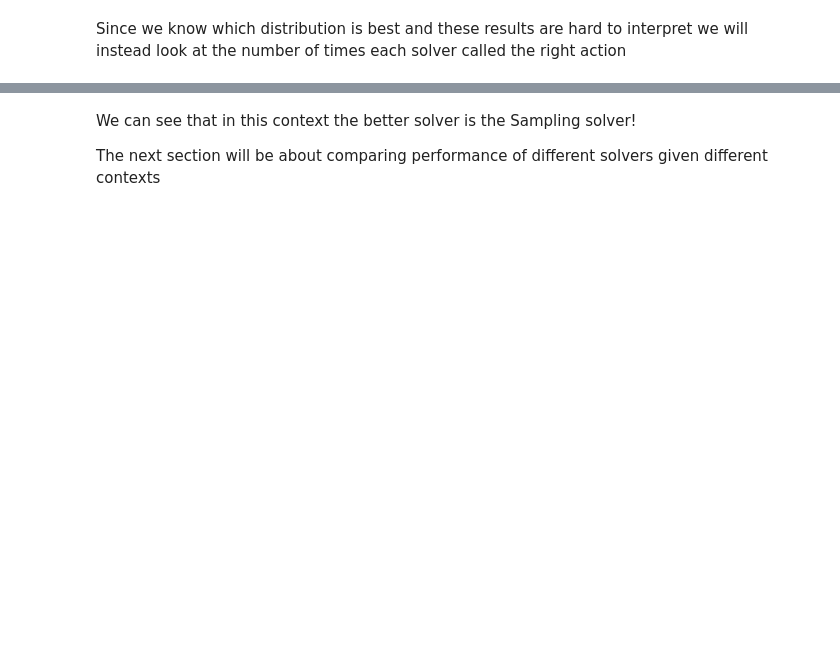
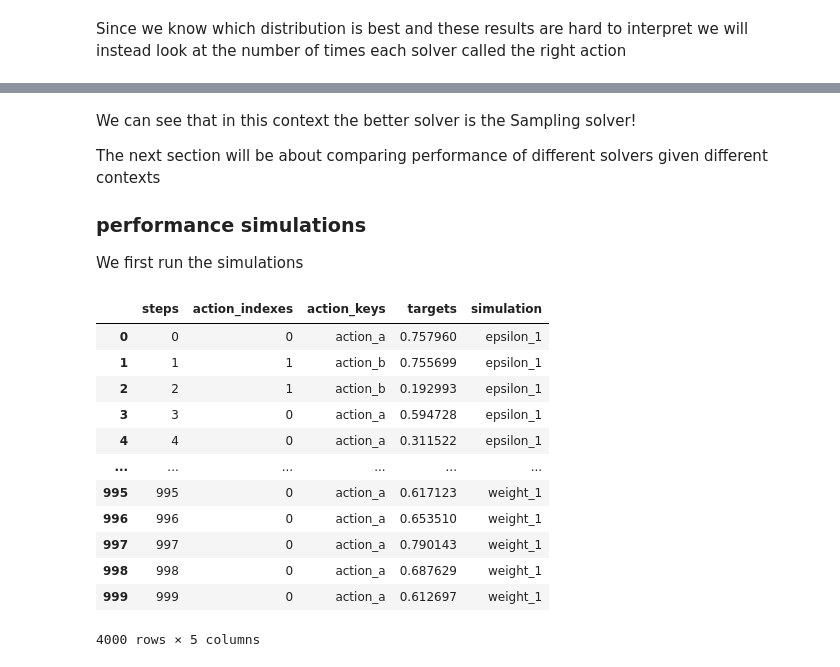
Before and after one commit to The-Faust/bandit_agents, a Jupyter notebook: README.ipynb, the cells around one changed output, grey strips where cells are left out. Drawn from its saved outputs; the diff is of its cells as text; code cells hidden in the pictures; blank space fills up the shorter version.

```diff
--- a/README.ipynb
+++ b/README.ipynb
@@ -146,3 +146,27 @@ sns.barplot(
 We can see that in this context the better solver is the Sampling solver!
 
 The next section will be about comparing performance of different solvers given different contexts
+
+### performance simulations
+We first run the simulations
+# %%
+from pandas.core.frame import DataFrame
+from Exemples.performance_exemples import run_performance_exemples
+
+
+performance_simulations_results: DataFrame = run_performance_exemples()
+performance_simulations_results
+# %% [output]
+|  | steps | action_indexes | action_keys | targets | simulation |
+| 0 | 0 | 0 | action_a | 0.757960 | epsilon_1 |
+| 1 | 1 | 1 | action_b | 0.755699 | epsilon_1 |
+| 2 | 2 | 1 | action_b | 0.192993 | epsilon_1 |
+| 3 | 3 | 0 | action_a | 0.594728 | epsilon_1 |
+| 4 | 4 | 0 | action_a | 0.311522 | epsilon_1 |
+| ... | ... | ... | ... | ... | ... |
+| 995 | 995 | 0 | action_a | 0.617123 | weight_1 |
+| 996 | 996 | 0 | action_a | 0.653510 | weight_1 |
+| 997 | 997 | 0 | action_a | 0.790143 | weight_1 |
+| 998 | 998 | 0 | action_a | 0.687629 | weight_1 |
+| 999 | 999 | 0 | action_a | 0.612697 | weight_1 |
+4000 rows × 5 columns
```
Also changed, not shown: parts of 10 cells of this notebook, 2 other files.
